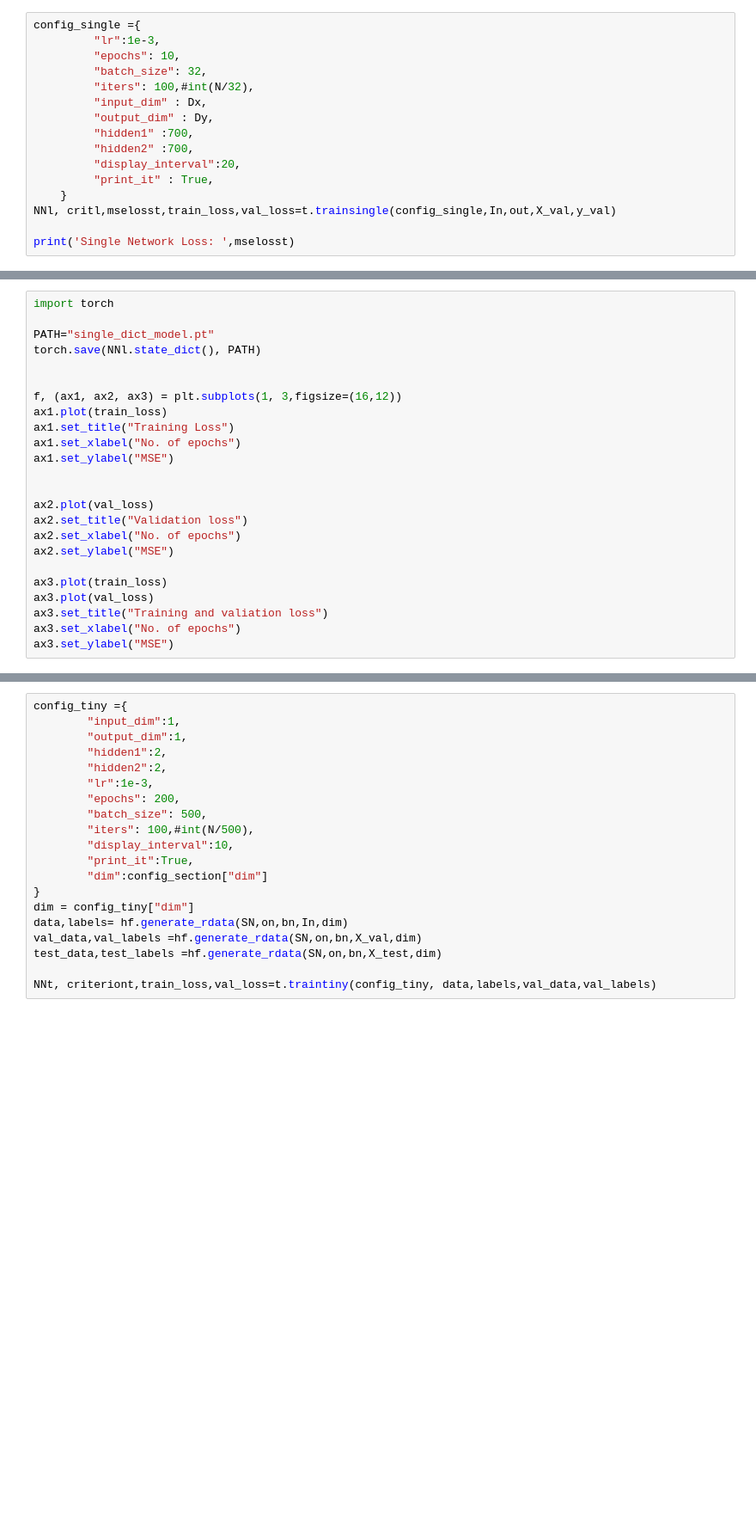
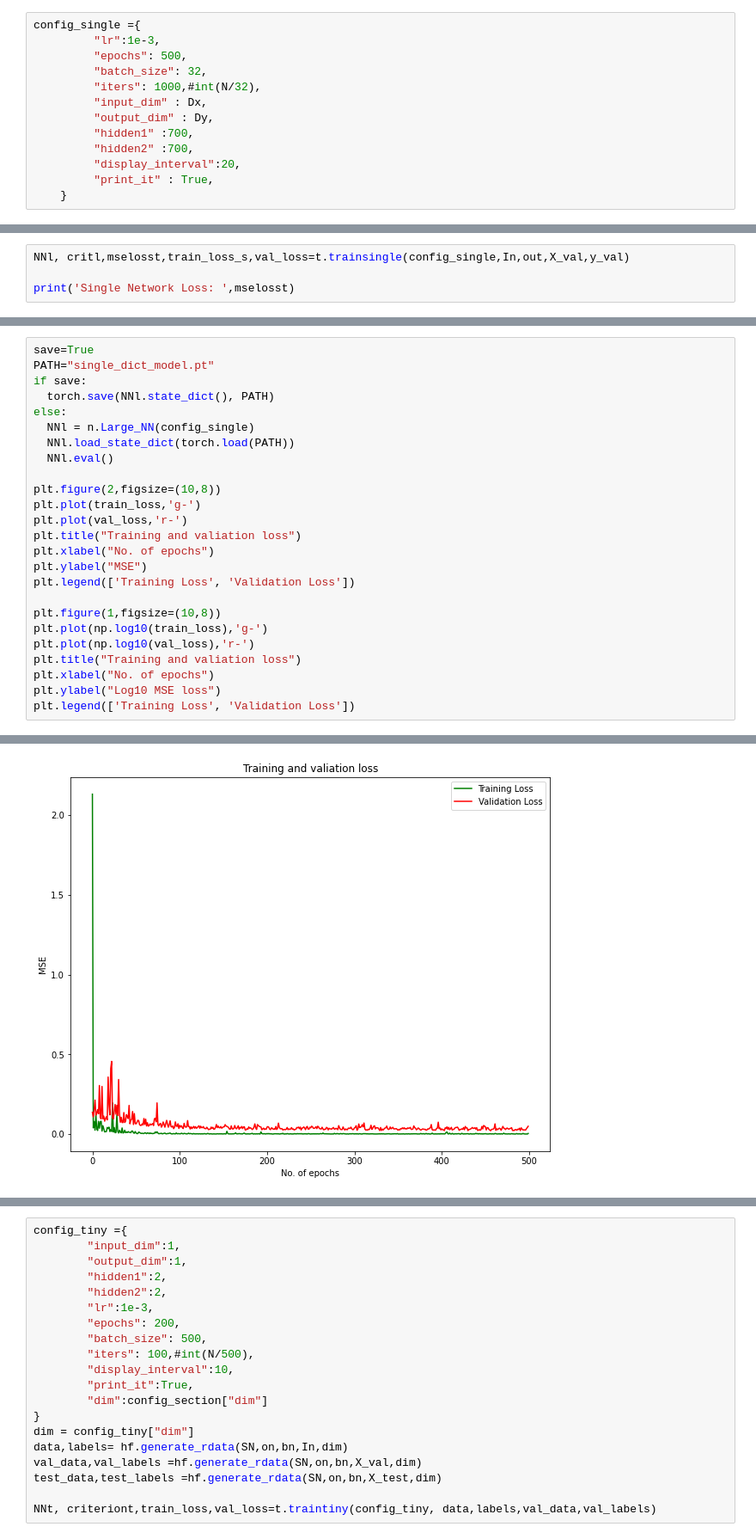
Before and after one commit to Maham-H/TinyNets, a Jupyter notebook: Mainfile.ipynb, the cells around one changed output, grey strips where cells are left out. Shown at 86% size. Saved outputs shown, nothing was run; the diff lists cells and outputs as text; blank space fills up the shorter version.

```diff
--- a/Mainfile.ipynb
+++ b/Mainfile.ipynb
@@ -36,9 +110,9 @@ time: 826 ms (started: 2021-02-28 10:47:21 -05:00)
 # %%
 config_single ={
          "lr":1e-3,
-         "epochs": 10,
+         "epochs": 500,
          "batch_size": 32,
-         "iters": 100,#int(N/32),
+         "iters": 1000,#int(N/32),
          "input_dim" : Dx,
          "output_dim" : Dy,
          "hidden1" :700,
@@ -46,7 +120,4 @@ config_single ={
          "display_interval":20,
          "print_it" : True,
     }
-NNl, critl,mselosst,train_loss,val_loss=t.trainsingle(config_single,In,out,X_val,y_val)
-
-print('Single Network Loss: ',mselosst)
 # %% [output]
@@ -56,0 +125,4 @@ time: 2 s (started: 2021-02-28 10:47:24 -05:00)
+# %%
+NNl, critl,mselosst,train_loss_s,val_loss=t.trainsingle(config_single,In,out,X_val,y_val)
+
+print('Single Network Loss: ',mselosst)
@@ -57,25 +147,26 @@ time: 2 s (started: 2021-02-28 10:47:24 -05:00)
 # %%
-import torch
+save=True
+PATH="single_dict_model.pt"
+if save:
+  torch.save(NNl.state_dict(), PATH)
+else:
+  NNl = n.Large_NN(config_single)
+  NNl.load_state_dict(torch.load(PATH))
+  NNl.eval()
 
-PATH="single_dict_model.pt"
-torch.save(NNl.state_dict(), PATH)
+plt.figure(2,figsize=(10,8))
+plt.plot(train_loss,'g-')
+plt.plot(val_loss,'r-')
+plt.title("Training and valiation loss")
+plt.xlabel("No. of epochs")
+plt.ylabel("MSE")
+plt.legend(['Training Loss', 'Validation Loss'])
 
-
-f, (ax1, ax2, ax3) = plt.subplots(1, 3,figsize=(16,12))
-ax1.plot(train_loss)
-ax1.set_title("Training Loss")
-ax1.set_xlabel("No. of epochs")
-ax1.set_ylabel("MSE")
-
-
-ax2.plot(val_loss)
-ax2.set_title("Validation loss")
-ax2.set_xlabel("No. of epochs")
-ax2.set_ylabel("MSE")
-
-ax3.plot(train_loss)
-ax3.plot(val_loss)
-ax3.set_title("Training and valiation loss")
-ax3.set_xlabel("No. of epochs")
-ax3.set_ylabel("MSE")
+plt.figure(1,figsize=(10,8))
+plt.plot(np.log10(train_loss),'g-')
+plt.plot(np.log10(val_loss),'r-')
+plt.title("Training and valiation loss")
+plt.xlabel("No. of epochs")
+plt.ylabel("Log10 MSE loss")
+plt.legend(['Training Loss', 'Validation Loss'])
 # %% [output]
@@ -82,0 +174 @@ NameError: name 'NNl' is not defined
+[figure, added]
```
Also changed, not shown: parts of 21 cells of this notebook.
